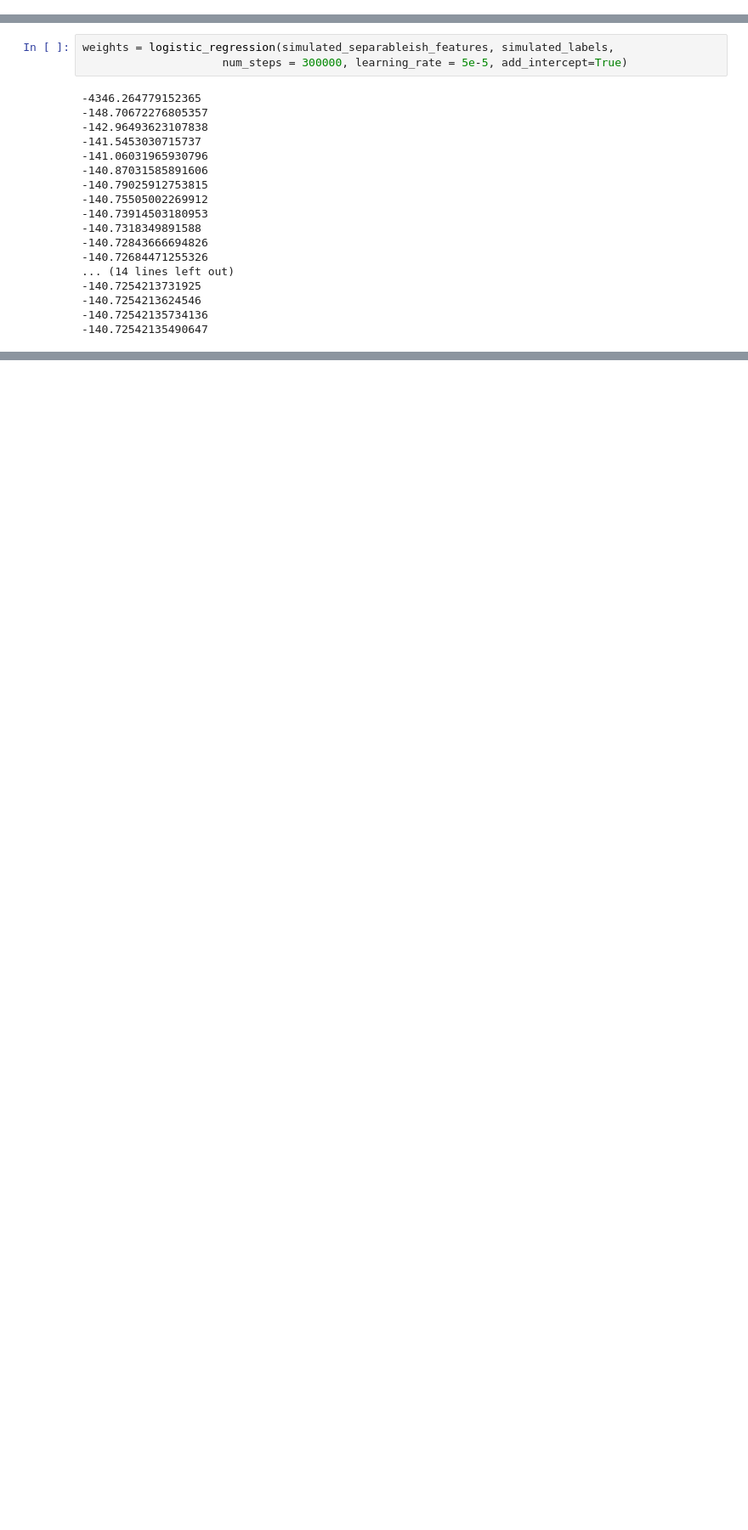
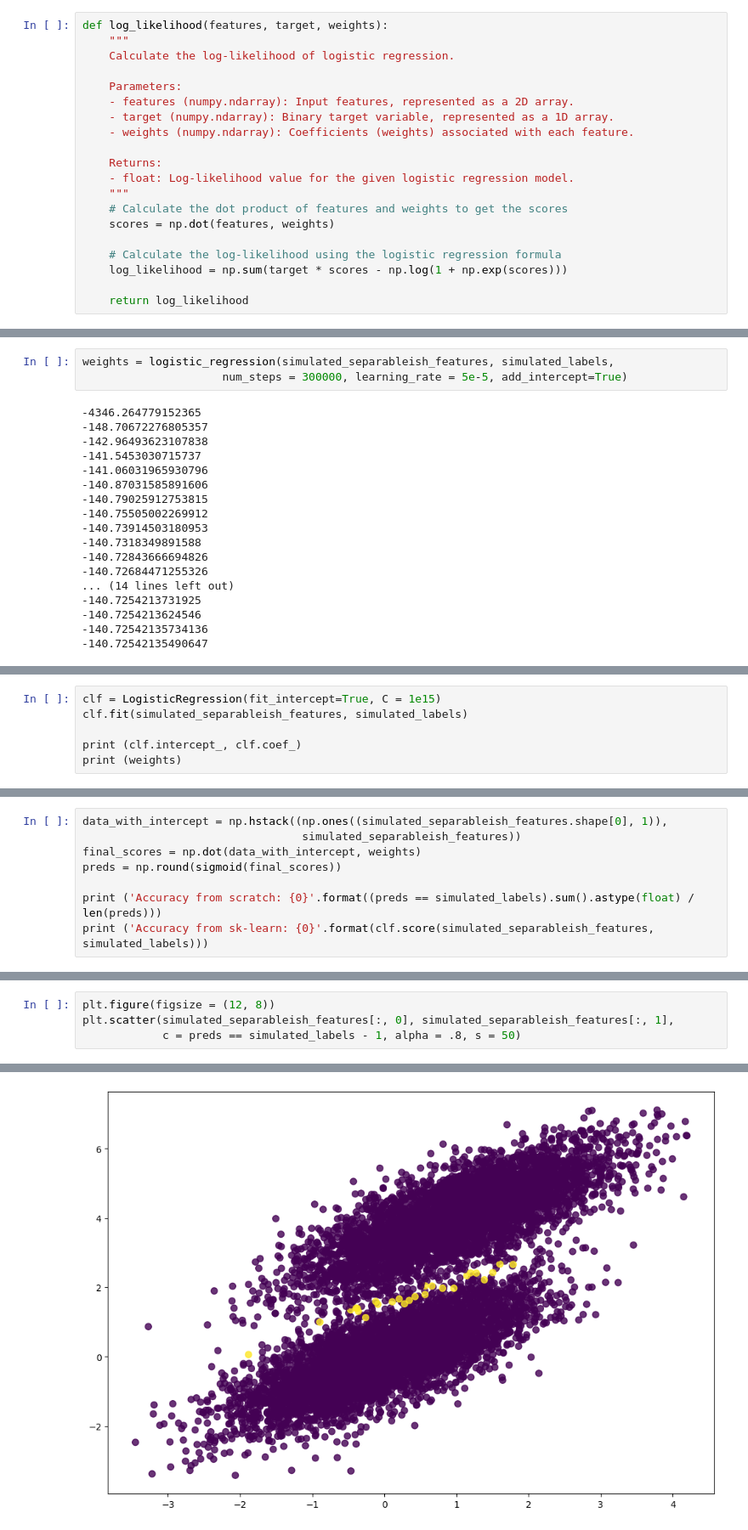
Before and after one commit to crane919/Logistic-Regression, a Jupyter notebook: notebook.ipynb, the cells around one changed output, grey strips where cells are left out. Shown: that part at 85% size. Cells and saved outputs as stored; diff of their text form; blank space fills up the shorter version.

```diff
--- a/notebook.ipynb
+++ b/notebook.ipynb
@@ -40 +58,21 @@ Text(0.5, 1.0, 'Randomly Generated Data')
+# %%
+def log_likelihood(features, target, weights):
+    """
+    Calculate the log-likelihood of logistic regression.
+
+    Parameters:
+    - features (numpy.ndarray): Input features, represented as a 2D array.
+    - target (numpy.ndarray): Binary target variable, represented as a 1D array.
+    - weights (numpy.ndarray): Coefficients (weights) associated with each feature.
+
+    Returns:
+    - float: Log-likelihood value for the given logistic regression model.
+    """
+    # Calculate the dot product of features and weights to get the scores
+    scores = np.dot(features, weights)
+
+    # Calculate the log-likelihood using the logistic regression formula
+    log_likelihood = np.sum(target * scores - np.log(1 + np.exp(scores)))
+
+    return log_likelihood
 # %%
@@ -91,0 +140,6 @@ weights = logistic_regression(simulated_separableish_features, simulated_labels,
+# %%
+clf = LogisticRegression(fit_intercept=True, C = 1e15)
+clf.fit(simulated_separableish_features, simulated_labels)
+
+print (clf.intercept_, clf.coef_)
+print (weights)
@@ -91,0 +149,8 @@ weights = logistic_regression(simulated_separableish_features, simulated_labels,
+# %%
+data_with_intercept = np.hstack((np.ones((simulated_separableish_features.shape[0], 1)),
+                                 simulated_separableish_features))
+final_scores = np.dot(data_with_intercept, weights)
+preds = np.round(sigmoid(final_scores))
+
+print ('Accuracy from scratch: {0}'.format((preds == simulated_labels).sum().astype(float) / len(preds)))
+print ('Accuracy from sk-learn: {0}'.format(clf.score(simulated_separableish_features, simulated_labels)))
@@ -91,0 +160,5 @@ weights = logistic_regression(simulated_separableish_features, simulated_labels,
+# %%
+plt.figure(figsize = (12, 8))
+plt.scatter(simulated_separableish_features[:, 0], simulated_separableish_features[:, 1],
+            c = preds == simulated_labels - 1, alpha = .8, s = 50)
+# %% [output]
@@ -91,0 +166 @@ weights = logistic_regression(simulated_separableish_features, simulated_labels,
+[figure, added]
```
Also changed, not shown: parts of 10 cells of this notebook.
